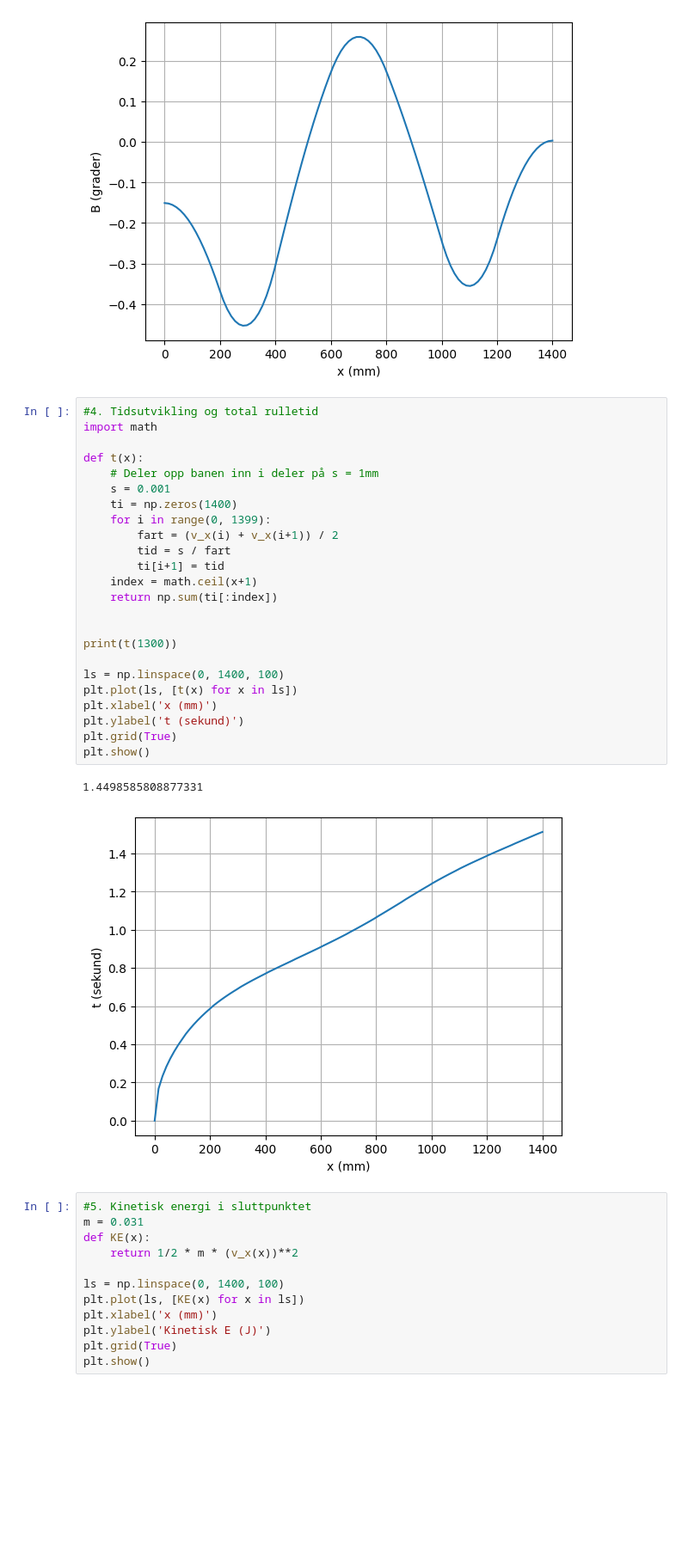
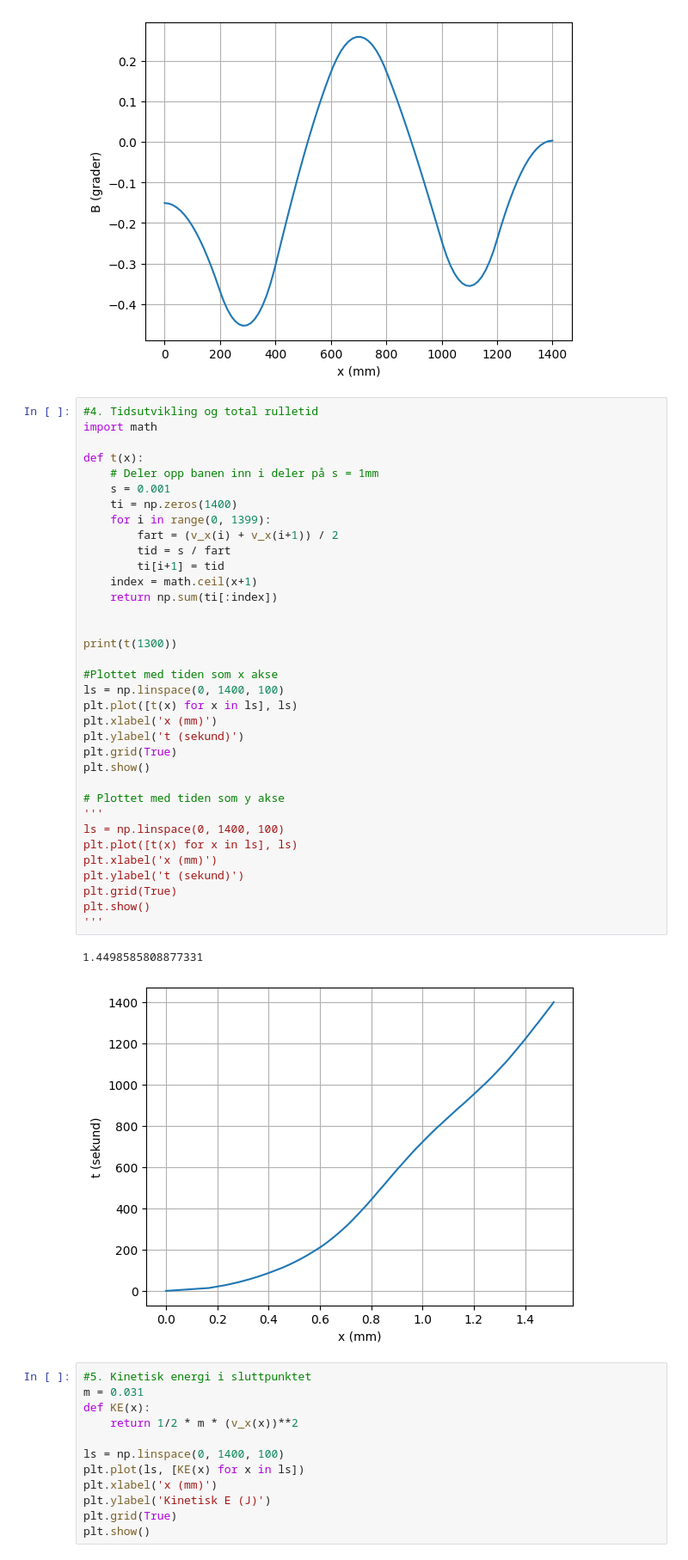
Before and after one commit to maranshan/fysikklabH23G111, a Jupyter notebook: baneform_V23.ipynb, the cells around one changed output. Shown at 86% size. Cells and saved outputs as stored; diff of their text form; blank space fills up the shorter version.

Commit message:
La til tiden som x-akse

```diff
--- a/baneform_V23.ipynb
+++ b/baneform_V23.ipynb
@@ -164,30 +164,41 @@ plt.show()
 # %%
 #4. Tidsutvikling og total rulletid
 import math
 
 def t(x):
     # Deler opp banen inn i deler på s = 1mm
     s = 0.001
     ti = np.zeros(1400)
     for i in range(0, 1399):
         fart = (v_x(i) + v_x(i+1)) / 2
         tid = s / fart
         ti[i+1] = tid
     index = math.ceil(x+1)
     return np.sum(ti[:index])
 
 
 print(t(1300))
 
+#Plottet med tiden som x akse
 ls = np.linspace(0, 1400, 100)
-plt.plot(ls, [t(x) for x in ls])
+plt.plot([t(x) for x in ls], ls)
 plt.xlabel('x (mm)')
 plt.ylabel('t (sekund)')
 plt.grid(True)
 plt.show()
+
+# Plottet med tiden som y akse
+'''
+ls = np.linspace(0, 1400, 100)
+plt.plot([t(x) for x in ls], ls)
+plt.xlabel('x (mm)')
+plt.ylabel('t (sekund)')
+plt.grid(True)
+plt.show()
+'''
 # %% [output]
 1.4498585808877331
-[figure, old version]
+[figure, new version]
 # %%
 #5. Kinetisk energi i sluttpunktet
 m = 0.031
```
